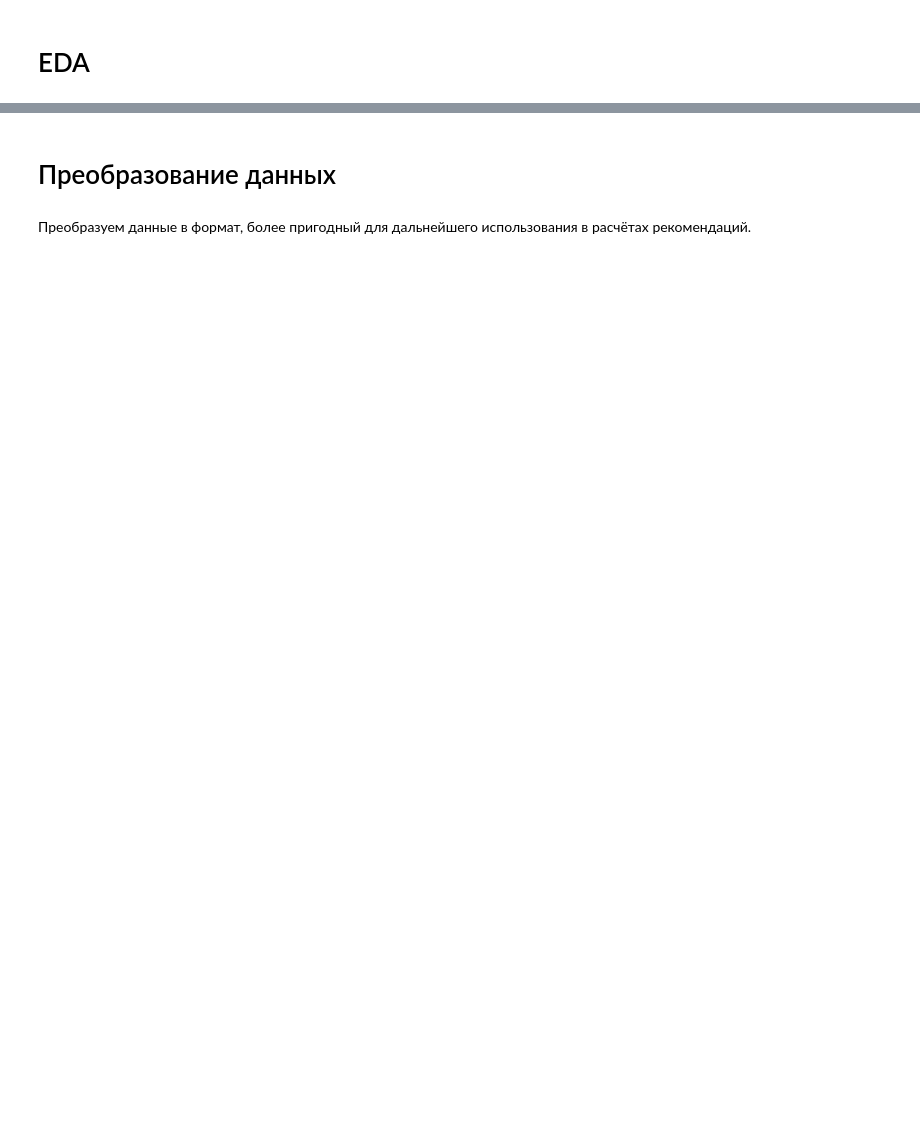
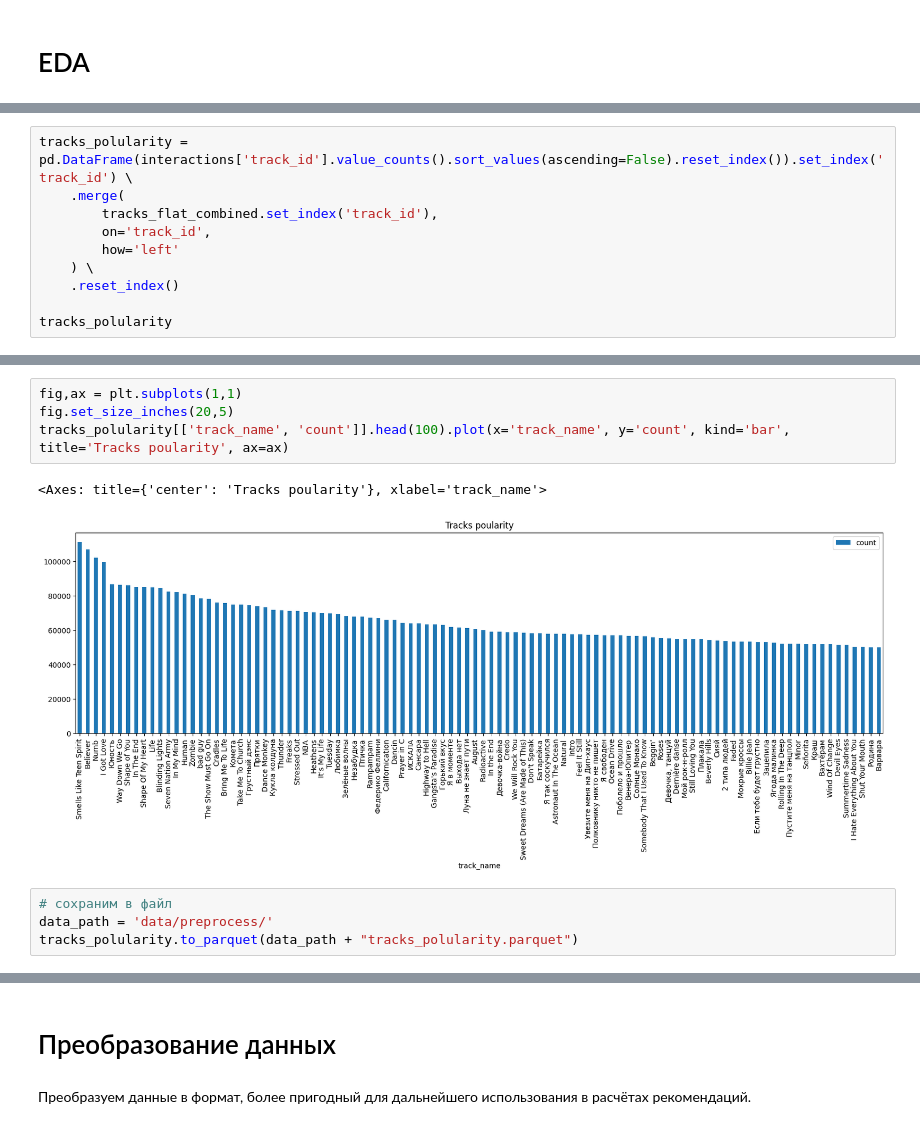
Before and after one commit to khromenko/mle-project-sprint-4-v001, a Jupyter notebook: recommendations.ipynb, the cells around one changed output, grey strips where cells are left out. Drawn from its saved outputs; the diff is of its cells as text; blank space fills up the shorter version.

```diff
--- a/recommendations.ipynb
+++ b/recommendations.ipynb
@@ -259,0 +571,10 @@ interactions.started_at.min(), interactions.started_at.max(),
+# %%
+tracks_polularity = pd.DataFrame(interactions['track_id'].value_counts().sort_values(ascending=False).reset_index()).set_index('track_id') \
+    .merge(
+        tracks_flat_combined.set_index('track_id'),
+        on='track_id',
+        how='left'
+    ) \
+    .reset_index()
+
+tracks_polularity
@@ -259,0 +607,11 @@ interactions.started_at.min(), interactions.started_at.max(),
+# %%
+fig,ax = plt.subplots(1,1)
+fig.set_size_inches(20,5)
+tracks_polularity[['track_name', 'count']].head(100).plot(x='track_name', y='count', kind='bar', title='Tracks poularity', ax=ax)
+# %% [output]
+<Axes: title={'center': 'Tracks poularity'}, xlabel='track_name'>
+[figure, added]
+# %%
+# сохраним в файл
+data_path = 'data/preprocess/'
+tracks_polularity.to_parquet(data_path + "tracks_polularity.parquet")
```
Also changed, not shown: parts of 47 cells of this notebook.
